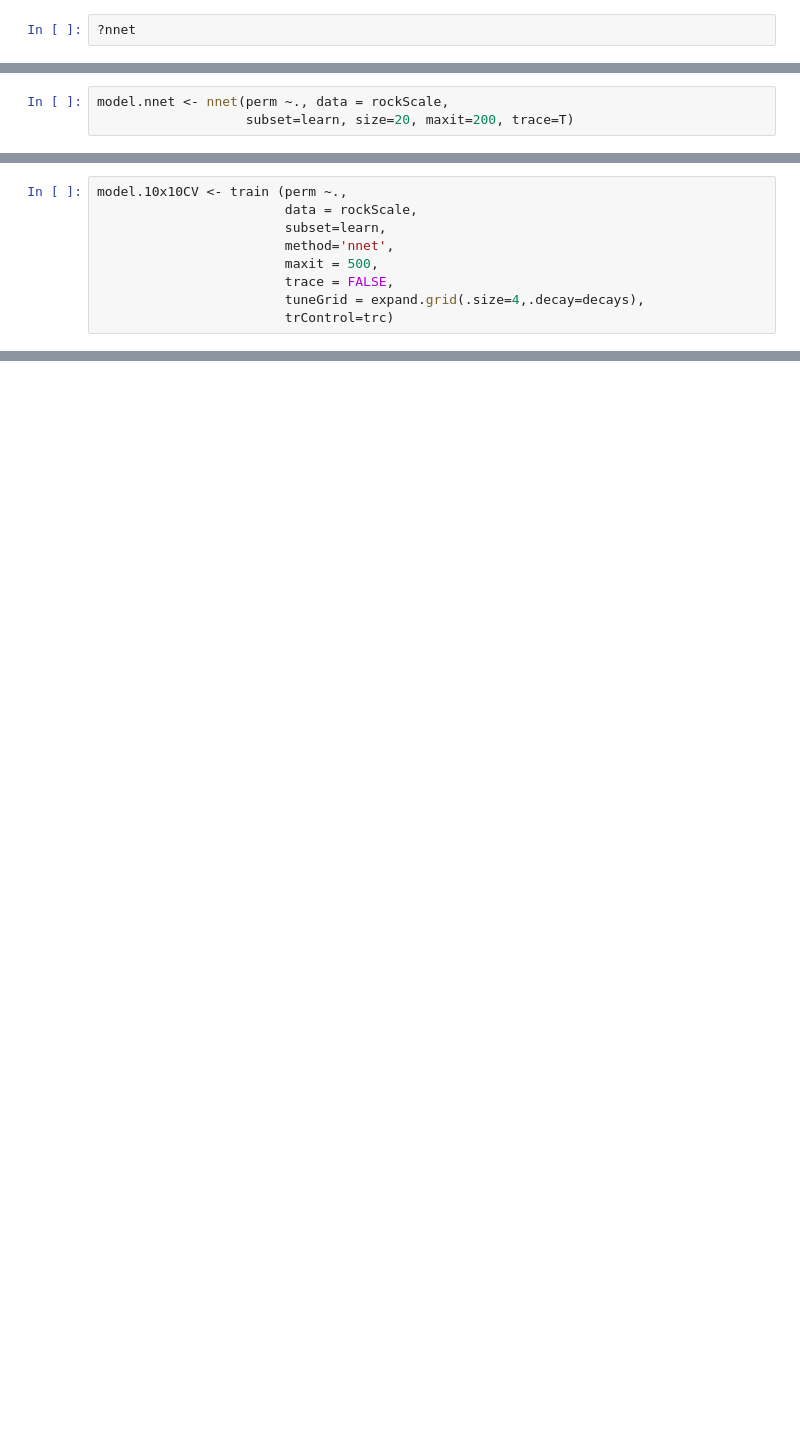
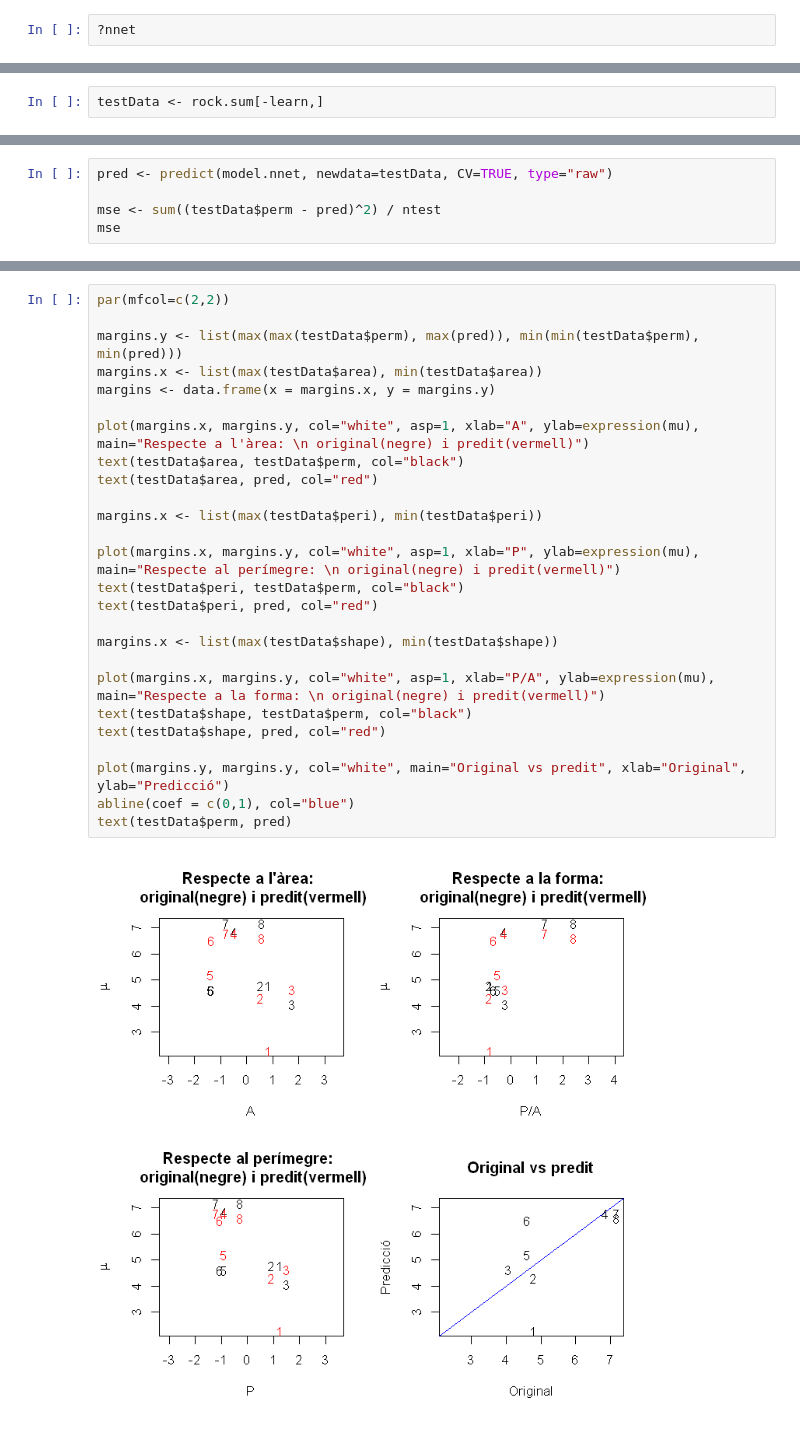
Before and after one commit to nadamas2000/P8E4, a Jupyter notebook: Problema8E4.ipynb, the cells around one changed output, grey strips where cells are left out. Drawn from its saved outputs; the diff is of its cells as text; blank space fills up the shorter version.

```diff
--- a/Problema8E4.ipynb
+++ b/Problema8E4.ipynb
@@ -417,3 +159,0 @@ error_rate.test
-# %%
-model.nnet <- nnet(perm ~., data = rockScale,
-                   subset=learn, size=20, maxit=200, trace=T)
@@ -559,9 +159,0 @@ A data.frame: 1 × 2
-# %%
-model.10x10CV <- train (perm ~.,
-                        data = rockScale,
-                        subset=learn,
-                        method='nnet',
-                        maxit = 500,
-                        trace = FALSE,
-                        tuneGrid = expand.grid(.size=4,.decay=decays),
-                        trControl=trc)
@@ -673,0 +164,2 @@ pred                  -0.909852482623065 -0.815064286240845 -0.760703826628874
+# %%
+testData <- rock.sum[-learn,]
@@ -673,0 +168,5 @@ pred                  -0.909852482623065 -0.815064286240845 -0.760703826628874
+# %%
+pred <- predict(model.nnet, newdata=testData, CV=TRUE, type="raw")
+
+mse <- sum((testData$perm - pred)^2) / ntest
+mse
@@ -673,0 +181,28 @@ pred                  -0.909852482623065 -0.815064286240845 -0.760703826628874
+# %%
+par(mfcol=c(2,2))
+
+margins.y <- list(max(max(testData$perm), max(pred)), min(min(testData$perm), min(pred)))
+margins.x <- list(max(testData$area), min(testData$area))
+margins <- data.frame(x = margins.x, y = margins.y)
+
+plot(margins.x, margins.y, col="white", asp=1, xlab="A", ylab=expression(mu), main="Respecte a l'àrea: \n original(negre) i predit(vermell)")
+text(testData$area, testData$perm, col="black")
+text(testData$area, pred, col="red")
+
+margins.x <- list(max(testData$peri), min(testData$peri))
+
+plot(margins.x, margins.y, col="white", asp=1, xlab="P", ylab=expression(mu), main="Respecte al perímegre: \n original(negre) i predit(vermell)")
+text(testData$peri, testData$perm, col="black")
+text(testData$peri, pred, col="red")
+
+margins.x <- list(max(testData$shape), min(testData$shape))
+
+plot(margins.x, margins.y, col="white", asp=1, xlab="P/A", ylab=expression(mu), main="Respecte a la forma: \n original(negre) i predit(vermell)")
+text(testData$shape, testData$perm, col="black")
+text(testData$shape, pred, col="red")
+
+plot(margins.y, margins.y, col="white", main="Original vs predit", xlab="Original", ylab="Predicció")
+abline(coef = c(0,1), col="blue")
+text(testData$perm, pred)
+# %% [output]
+[figure, added]
```
Also changed, not shown: parts of 93 cells of this notebook.
